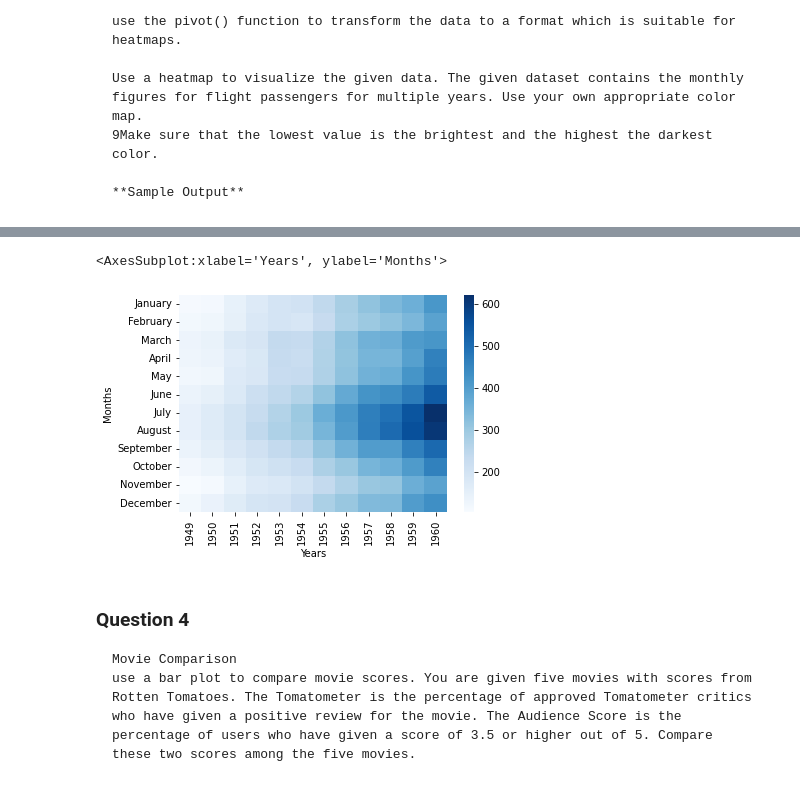
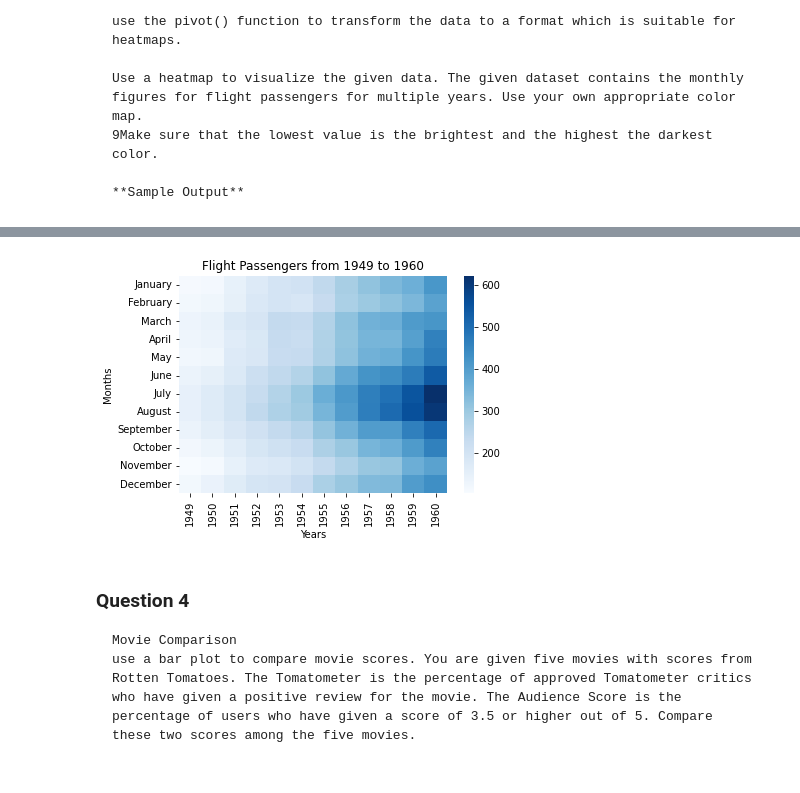
Before and after one commit to knavee12345/EduBridge-Assesment, a Jupyter notebook: Assignment/Assignment9.ipynb, the cells around one changed output, grey strips where cells are left out. Cells and saved outputs as stored; diff of their text form; code cells hidden in the pictures.

````diff
--- a/Assignment/Assignment9.ipynb
+++ b/Assignment/Assignment9.ipynb
@@ -87,14 +87,16 @@ Use a heatmap to visualize the given data. The given dataset contains the monthl
 # %%
 flight_data=pd.read_csv("https://raw.githubusercontent.com/svkarthik86/Advanced-python/main/WEEK-9%20Assignment/Data/flight_details.csv")
 
 flight_data_pivot=flight_data.pivot(index="Months",columns="Years",values="Passengers")
 
 flight_data_pivot=flight_data_pivot.loc[['January', 'February','March','April', 'May','June', 'July',  'August', 'September', 'October', 'November','December']]
 
 sns.heatmap(flight_data_pivot,cmap="Blues")
+
+plt.title("Flight Passengers from 1949 to 1960")
+plt.show()
 # %% [output]
-<AxesSubplot:xlabel='Years', ylabel='Months'>
-[figure, old version]
+[figure, new version]
 # %% [markdown]
 ### Question 4
 ```
````
Also changed, not shown: parts of 1 cell of this notebook.
